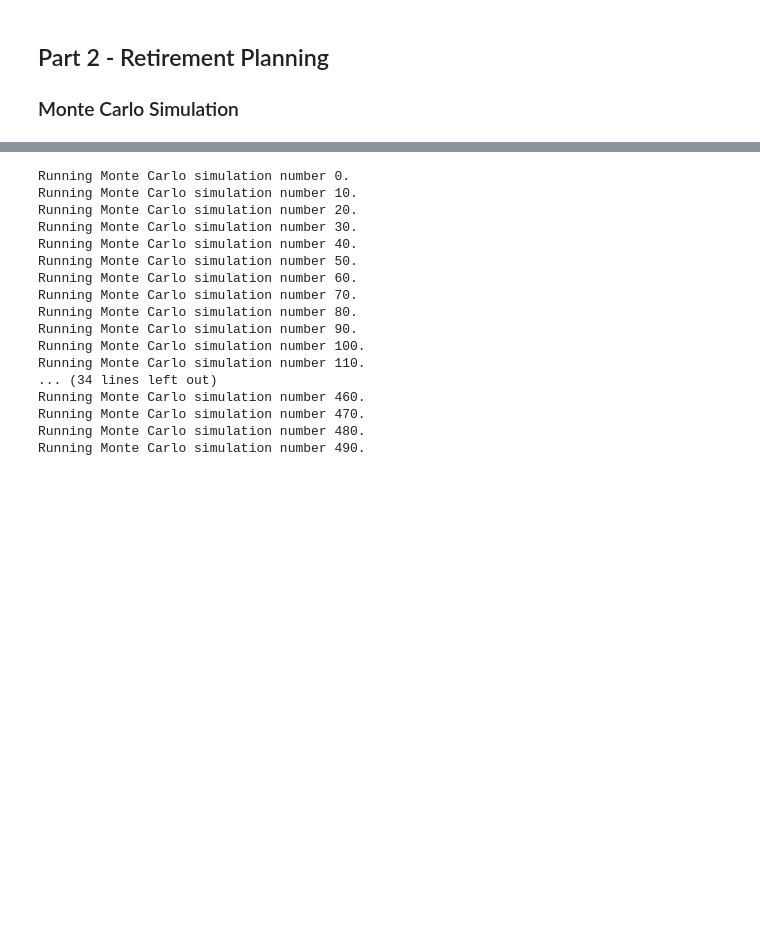
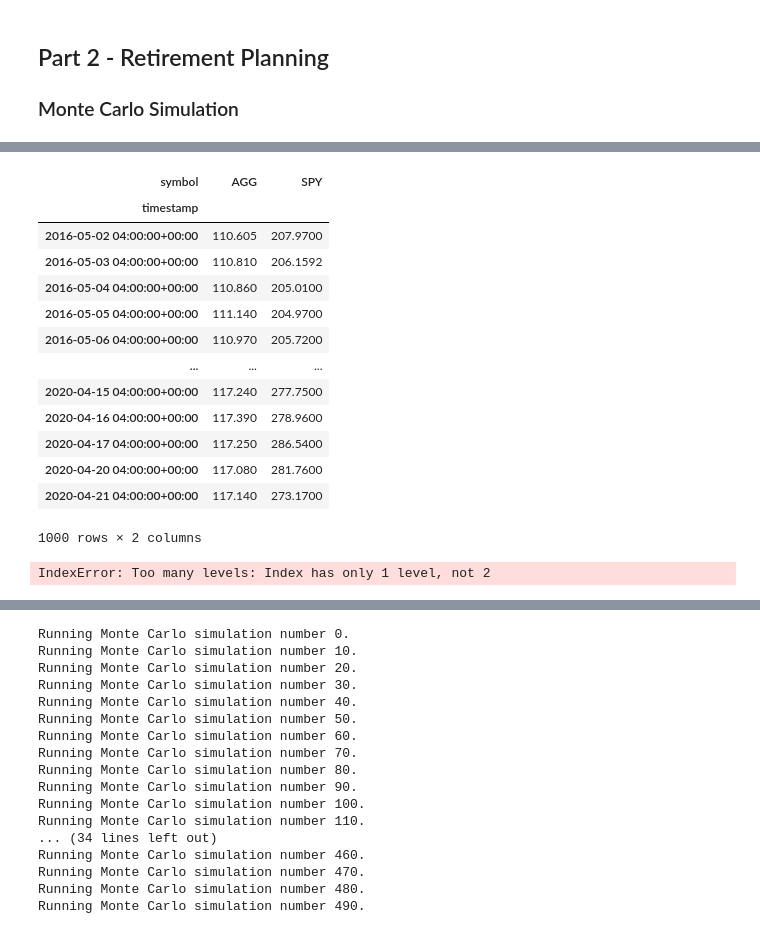
Before and after one commit to kxh3/api-homework05, a Jupyter notebook: 05-APIs/Instructions/Starter_Code/financial-planner.ipynb, the cells around one changed output, grey strips where cells are left out. Saved outputs shown, nothing was run; the diff lists cells and outputs as text; code cells hidden in the pictures; blank space fills up the shorter version.

```diff
--- a/05-APIs/Instructions/Starter_Code/financial-planner.ipynb
+++ b/05-APIs/Instructions/Starter_Code/financial-planner.ipynb
@@ -157,3 +168,16 @@ SyntaxError: EOL while scanning string literal (Temp/ipykernel_13268/824826373.p
 # Sample results may vary from the solution based on the time frame chosen
 start_date = pd.Timestamp('2016-05-01', tz='America/New_York').isoformat()
 end_date = pd.Timestamp('2021-05-01', tz='America/New_York').isoformat()
+# %%
+# Get 5 years' worth of historical data for AGG
+# (use a limit=1000 parameter to call the most recent 1000 days of data)
+tickers = ["AGG"]
+df_agg_data = api.get_bars(tickers,
+TimeFrame.Day,
+start=start_date,
+end=end_date, limit=1000).df
+
+# Display sample data
+#turn table into pivot table
+agg_closes = df_agg_data.pivot_table(values="close", index="timestamp", columns="symbol")
+agg_closes.head()
@@ -179,5 +212,31 @@ df_stock_data.head()
+# %%
+#Concat the two data sets
+combined_stocks = pd.concat([agg_closes, spy_closes], axis='columns', join='inner')
+combined_stocks
+# %% [output]
+| symbol | AGG | SPY |
+| timestamp |  |  |
+| 2016-05-02 04:00:00+00:00 | 110.605 | 207.9700 |
+| 2016-05-03 04:00:00+00:00 | 110.810 | 206.1592 |
+| 2016-05-04 04:00:00+00:00 | 110.860 | 205.0100 |
+| 2016-05-05 04:00:00+00:00 | 111.140 | 204.9700 |
+| 2016-05-06 04:00:00+00:00 | 110.970 | 205.7200 |
+| ... | ... | ... |
+| 2020-04-15 04:00:00+00:00 | 117.240 | 277.7500 |
+| 2020-04-16 04:00:00+00:00 | 117.390 | 278.9600 |
+| 2020-04-17 04:00:00+00:00 | 117.250 | 286.5400 |
+| 2020-04-20 04:00:00+00:00 | 117.080 | 281.7600 |
+| 2020-04-21 04:00:00+00:00 | 117.140 | 273.1700 |
+1000 rows × 2 columns
 # %%
 # Configuring a Monte Carlo simulation to forecast 30 years cumulative returns
+thirty_years = MCSimulation(portfolio_data= combined_stocks,
+weights=[.50, .50],
+num_simulation= 1000,
+num_trading_days= 252*30
+)
+# %% [output]
+IndexError: Too many levels: Index has only 1 level, not 2
 # %%
 # Printing the simulation input data
 # YOUR CODE HERE!
```
Also changed, not shown: parts of 18 cells of this notebook.
